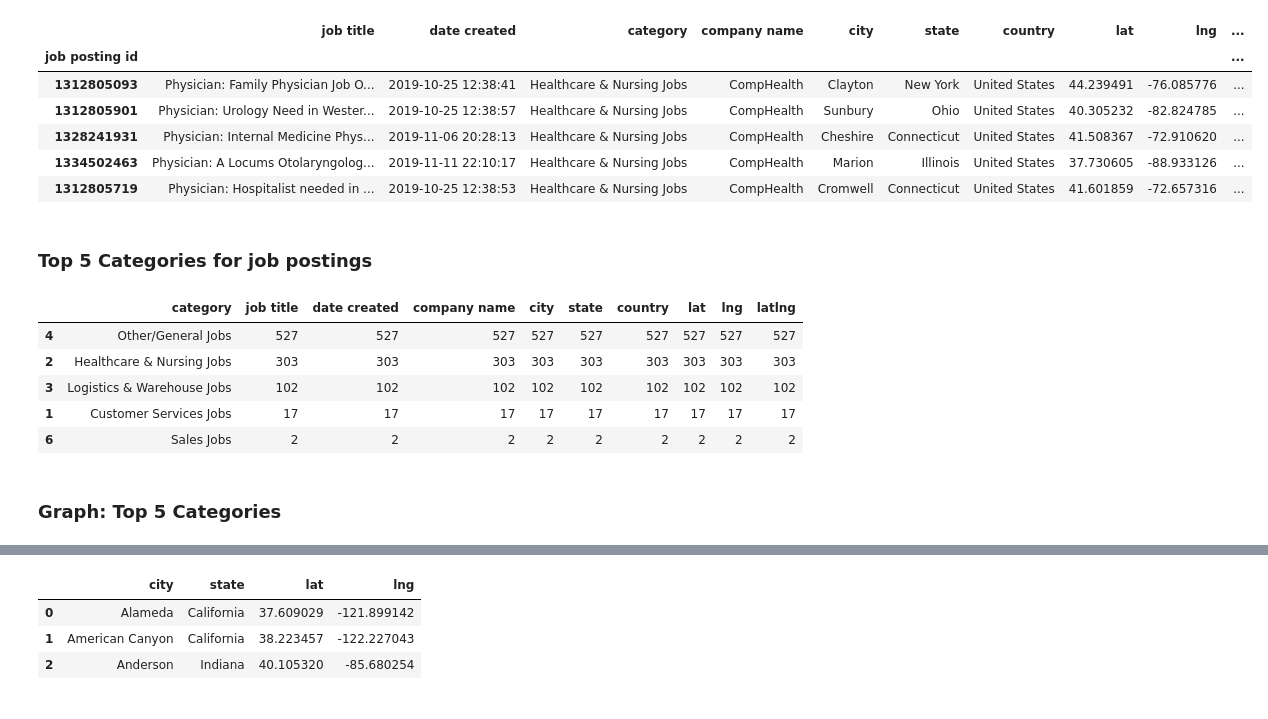
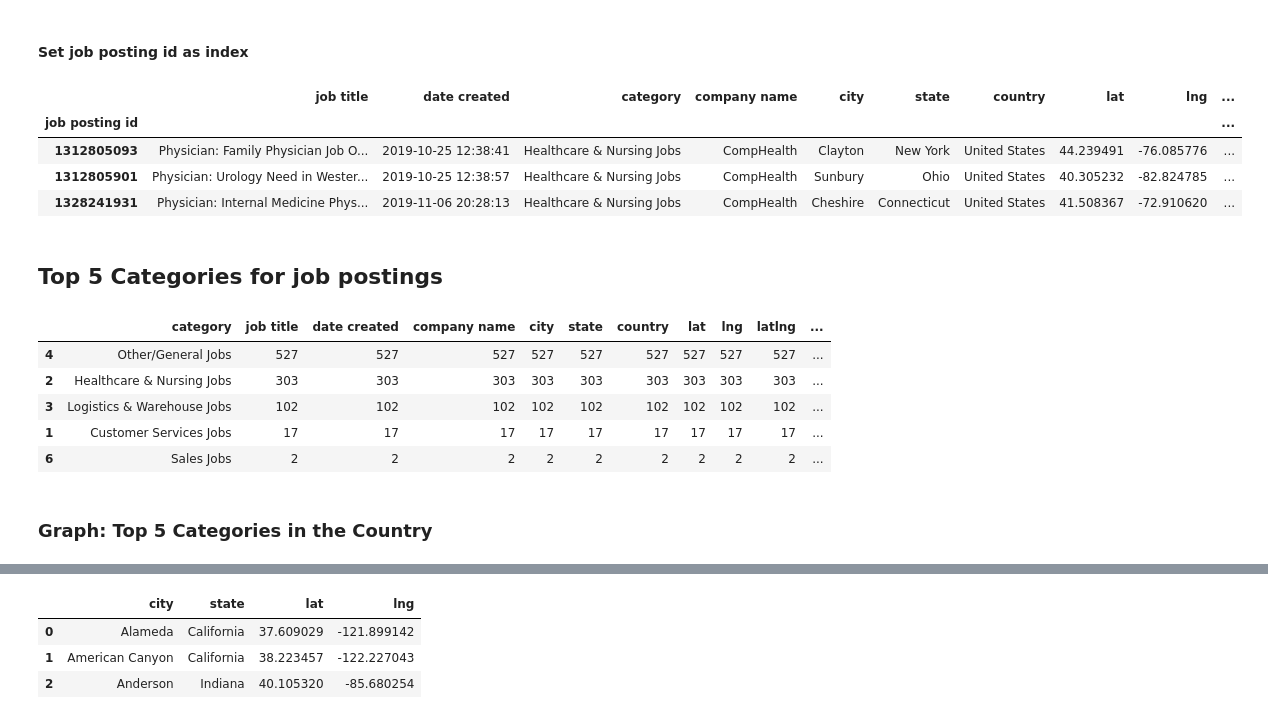
Before and after one commit to jmitterh/ProjectOnePyBootCamp, a Jupyter notebook: notebooks/JP_Visualization.ipynb, the cells around one changed output, grey strips where cells are left out. Drawn from its saved outputs; the diff is of its cells as text; code cells hidden in the pictures.

```diff
--- a/notebooks/JP_Visualization.ipynb
+++ b/notebooks/JP_Visualization.ipynb
@@ -47,0 +64,3 @@ cleansed_data_df.head()
+# %%
+cleansed_data_df['month'] = pd.DatetimeIndex(cleansed_data_df['date created']).month
+cleansed_data_df.head()
@@ -48,17 +74,17 @@ cleansed_data_df.head()
+# %% [markdown]
+#### Set job posting id as index
 # %%
 #Set job posting id as index
 cleansed_data = cleansed_data_df.set_index('job posting id')
-cleansed_data.head()
+cleansed_data.head(3)
 # %% [output]
 |  | job title | date created | category | company name | city | state | country | lat | lng | ... |
 | job posting id |  |  |  |  |  |  |  |  |  | ... |
 | 1312805093 | Physician: Family Physician Job O... | 2019-10-25 12:38:41 | Healthcare & Nursing Jobs | CompHealth | Clayton | New York | United States | 44.239491 | -76.085776 | ... |
 | 1312805901 | Physician: Urology Need in Wester... | 2019-10-25 12:38:57 | Healthcare & Nursing Jobs | CompHealth | Sunbury | Ohio | United States | 40.305232 | -82.824785 | ... |
 | 1328241931 | Physician: Internal Medicine Phys... | 2019-11-06 20:28:13 | Healthcare & Nursing Jobs | CompHealth | Cheshire | Connecticut | United States | 41.508367 | -72.910620 | ... |
-| 1334502463 | Physician: A Locums Otolaryngolog... | 2019-11-11 22:10:17 | Healthcare & Nursing Jobs | CompHealth | Marion | Illinois | United States | 37.730605 | -88.933126 | ... |
-| 1312805719 | Physician: Hospitalist needed in ... | 2019-10-25 12:38:53 | Healthcare & Nursing Jobs | CompHealth | Cromwell | Connecticut | United States | 41.601859 | -72.657316 | ... |
 # %% [markdown]
-### Top 5 Categories for job postings
+## Top 5 Categories for job postings
 # %%
 #Group by Category and find the top Categories for job postings
 cat_grouped = cleansed_data.groupby(['category']).count()
@@ -66,11 +92,11 @@ cat_grouped = cat_grouped.reset_index()
 cat_grouped_asc = cat_grouped.sort_values(by='job title', ascending=False)
 cat_grouped_asc.head()
 # %% [output]
-|  | category | job title | date created | company name | city | state | country | lat | lng | latlng |
-| 4 | Other/General Jobs | 527 | 527 | 527 | 527 | 527 | 527 | 527 | 527 | 527 |
-| 2 | Healthcare & Nursing Jobs | 303 | 303 | 303 | 303 | 303 | 303 | 303 | 303 | 303 |
-| 3 | Logistics & Warehouse Jobs | 102 | 102 | 102 | 102 | 102 | 102 | 102 | 102 | 102 |
-| 1 | Customer Services Jobs | 17 | 17 | 17 | 17 | 17 | 17 | 17 | 17 | 17 |
-| 6 | Sales Jobs | 2 | 2 | 2 | 2 | 2 | 2 | 2 | 2 | 2 |
+|  | category | job title | date created | company name | city | state | country | lat | lng | latlng | ... |
+| 4 | Other/General Jobs | 527 | 527 | 527 | 527 | 527 | 527 | 527 | 527 | 527 | ... |
+| 2 | Healthcare & Nursing Jobs | 303 | 303 | 303 | 303 | 303 | 303 | 303 | 303 | 303 | ... |
+| 3 | Logistics & Warehouse Jobs | 102 | 102 | 102 | 102 | 102 | 102 | 102 | 102 | 102 | ... |
+| 1 | Customer Services Jobs | 17 | 17 | 17 | 17 | 17 | 17 | 17 | 17 | 17 | ... |
+| 6 | Sales Jobs | 2 | 2 | 2 | 2 | 2 | 2 | 2 | 2 | 2 | ... |
 # %% [markdown]
-### Graph: Top 5 Categories
+### Graph: Top 5 Categories in the Country
```
Also changed, not shown: parts of 85 cells of this notebook, 36 other files.
